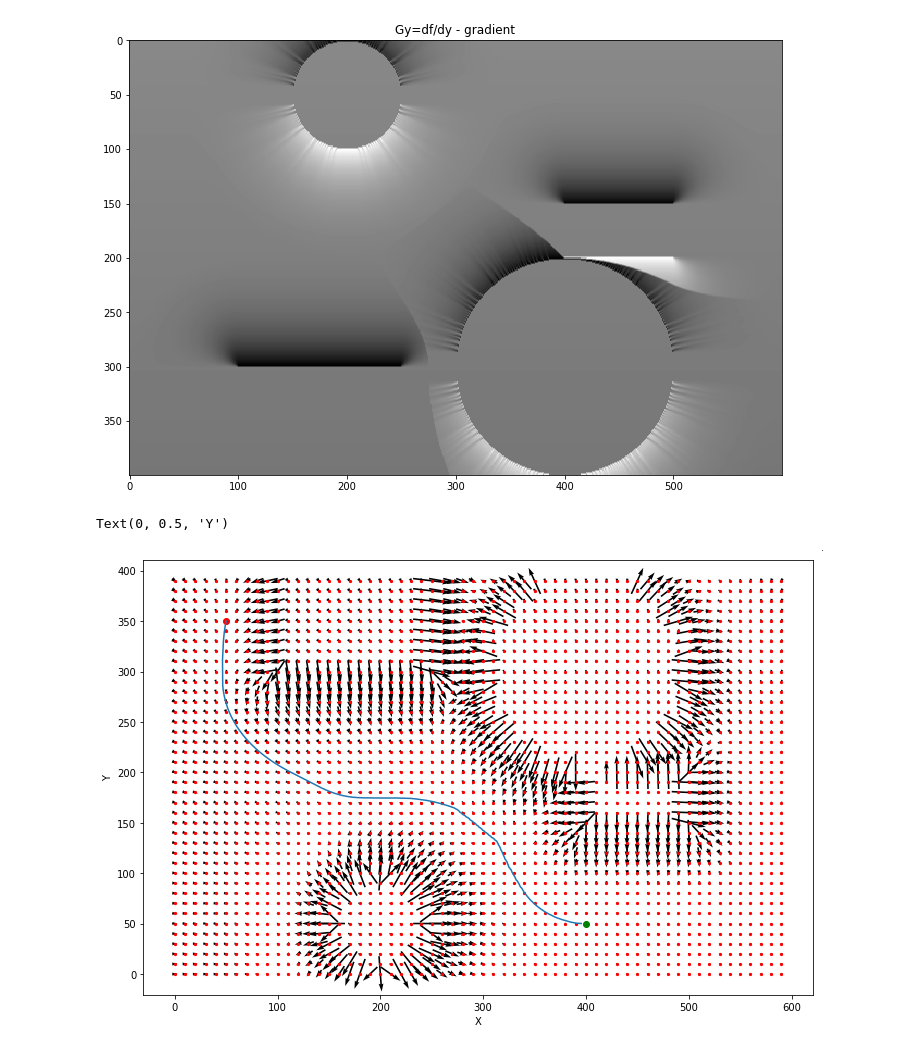
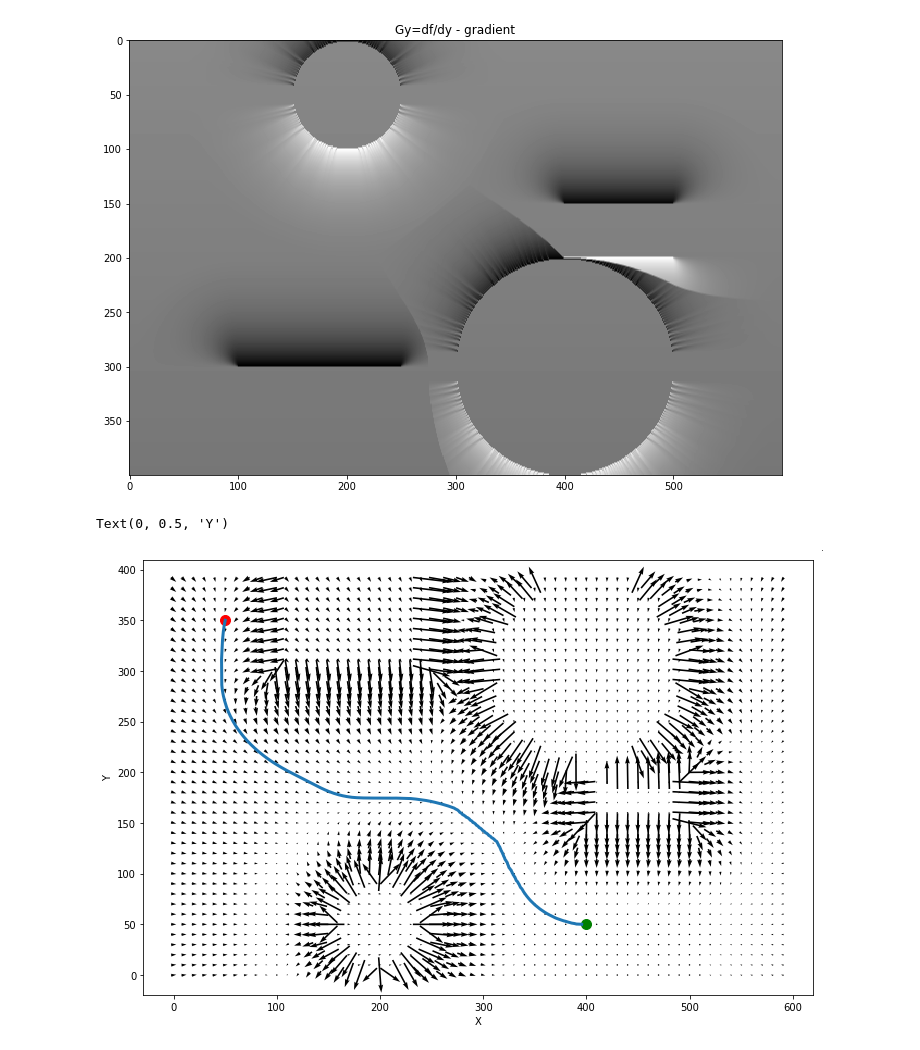
Before and after one commit to RuslanAgishev/motion_planning, a Jupyter notebook: week4/GradientBasedPlanning.ipynb, the cells around one changed output. Saved outputs shown, nothing was run; the diff lists cells and outputs as text; code cells hidden in the pictures.

Commit message:
real coords

```diff
--- a/week4/GradientBasedPlanning.ipynb
+++ b/week4/GradientBasedPlanning.ipynb
@@ -120,12 +119,4 @@ start = [50, 350]; # goal = [400, 50];
 route = GradientBasedPlanner(f, start, goal, 700);
 # %% [output]
 Reached the goal !
-# %%
-def gradient_plot(x,y, gx,gy, skip=10):
-    plt.figure(figsize=(12,8))
-    Q = plt.quiver(x[::skip, ::skip], y[::skip, ::skip], gx[::skip, ::skip], gy[::skip, ::skip],
-                   pivot='mid', units='inches')
-    qk = plt.quiverkey(Q, 0.9, 0.9, 1, r'$1 \frac{m}{s}$', labelpos='E',
-                       coordinates='figure')
-    plt.scatter(x[::skip, ::skip], y[::skip, ::skip], color='r', s=5)
 # %%
@@ -147,17 +147,17 @@ Text(0.5, 1.0, 'Gy=df/dy - gradient')
 # %%
 # Velocities plot
 skip = 10;
 
 xidx = np.arange(0,ncols,skip)
 yidx = np.arange(0,nrows,skip)
 
 gradient_plot(x,y, gy,gx, skip=10)
 
-plt.plot(start[0], start[1], 'ro');
-plt.plot(goal[0], goal[1], 'ro', color='green');
-plt.plot(route[:,0], route[:,1]);
+plt.plot(start[0], start[1], 'ro', markersize=10);
+plt.plot(goal[0], goal[1], 'ro', color='green', markersize=10);
+plt.plot(route[:,0], route[:,1], linewidth=3);
 plt.xlabel('X')
 plt.ylabel('Y')
 # %% [output]
 Text(0, 0.5, 'Y')
-[figure, old version]
+[figure, new version]
```
Also changed, not shown: parts of 6 cells of this notebook, 3 other files.
